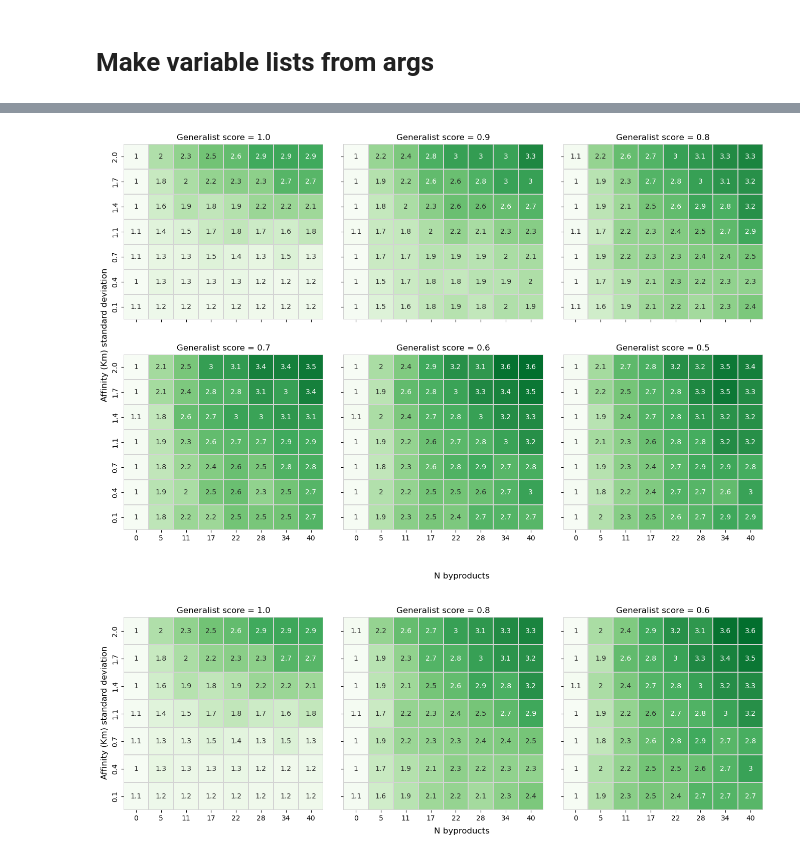
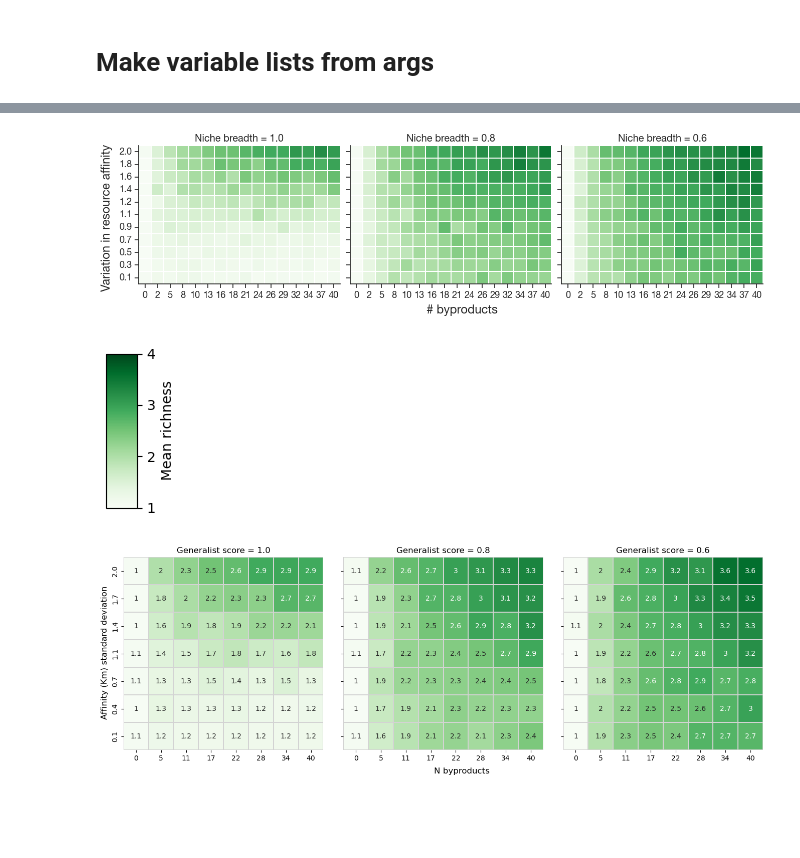
Before and after one commit to sulheim/coexistence, a Jupyter notebook: notebooks/6_CRM/6B_plot_4_species_assembly.ipynb, the cells around one changed output, grey strips where cells are left out. Saved outputs shown, nothing was run; the diff lists cells and outputs as text; code cells hidden in the pictures; blank space fills up the shorter version.

```diff
--- a/notebooks/6_CRM/6B_plot_4_species_assembly.ipynb
+++ b/notebooks/6_CRM/6B_plot_4_species_assembly.ipynb
@@ -28,11 +29,22 @@ final_abundance_data = data['all_N_final']
 final_resource_data = data['all_R_final']
 # %%
 final_abundance_matrix = np.zeros((args.N_cs, args.N_K_std, args.N_Csp, args.iterations, 4))
+all_C = {}
 counter = 0
 for i in range(args.N_cs):
     for j in range(args.N_K_std):
         for k in range(args.N_Csp):
             final_abundance_matrix[i,j,k,:,:] = final_abundance_data[counter]
             counter += 1
+            # for l in range(args.iterations):
+            #     key = (i, j, k, l)
+            #     all_C[key] = data[f'C_{counter}_{l}']
-# %%
-all_C = {f'C_{i}_{j}': data[f'C_{i}_{j}'] for i in range(final_abundance_matrix.shape[0]) for j in range(final_abundance_matrix.shape[1])}
+# %%
+if False:
+    all_C = {}
+    all_D = {}
+    for x, d in data.items():
+        if 'C_' in x:
+            all_C[x] = d
+        if 'D_' in x:
+            all_D[x] = d
@@ -55,5 +69,7 @@ all_D = {f'D_{i}_{j}': data[f'D_{i}_{j}'] for i in range(final_abundance_matrix.
 # %%
+k = 0
 for x in data.keys():
     if 'D_' in x:
-        print(x)
+        k+=1
+print(k)
 # %% [output]
@@ -79,23 +77,45 @@ D_335_49
 # %%
-fig, axes = plt.subplots(2, 3, figsize=(15, 10), sharex=True, sharey=True)
+fig, axes = plt.subplots(1, 3, figsize=(15, 4), sharex=True, sharey=True)
 axes = axes.flatten()
 for i in range(args.N_Csp):
     ax = axes[i]
-    ax.set_title(f'Generalist score = {1 - c_arr[i]:.1f}')
+    ax.set_title(f'Niche breadth = {1 - c_arr[i]:.1f}')
+    # if i == args.N_Csp - 1:
+    #     cbar = True
+    # else:
+    cbar = False
     sns.heatmap(richness_matrix[:,::-1,i].T,
                 yticklabels=[f'{x:.1f}' for x in K_std_arr][::-1],
                 cmap='Greens',
-                cbar = False,
+                cbar = cbar,
                 cbar_kws={'label':'Mean richness'},
                 xticklabels = n_cs_arr-1,
-                vmin = 1, vmax = 4, ax = ax, linecolor='lightgrey', linewidths=0.1, annot=True)
+                vmin = 1, vmax = 4, ax = ax, linecolor='w', linewidths=0.1, annot=False, square=True)
     # )
-fig.supylabel('Affinity (Km) standard deviation')
-fig.supxlabel('N byproducts')
-plt.subplots_adjust(left=0.05, wspace = 0.1)
+fig.supylabel(r'Variation in resource affinity')
+fig.supxlabel('# byproducts')
+plt.subplots_adjust(left=0.07, wspace = 0.05, bottom = 0.15)
+sns.despine(fig=fig, left=False, bottom=False)
 # plt.title('Richness on single carbon source with 4 species community')
+plt.savefig(figure_folder / '4_species_assembly_heatmap.pdf', dpi=300, bbox_inches='tight')
 # %% [output]
-[figure, old version]
+[figure, new version]
+# %%
+import matplotlib as mpl
+
+# Set up normalization and colormap to match your heatmap
+vmin, vmax = 1, 4
+cmap = 'Greens'
+norm = mpl.colors.Normalize(vmin=vmin, vmax=vmax)
+sm = mpl.cm.ScalarMappable(norm=norm, cmap=cmap)
+
+# Create a new figure for just the colorbar
+fig, ax = plt.subplots(figsize=(0.4, 2))
+cbar = plt.colorbar(sm, cax=ax)
+cbar.set_label('Mean richness')
+plt.show()
+# %% [output]
+[figure, added]
 # %%
 fig, axes = plt.subplots(1, 3, figsize=(15, 5), sharex=True, sharey=True)
 axes = axes.flatten()
```
Also changed, not shown: parts of 8 cells of this notebook, 38 other files.
